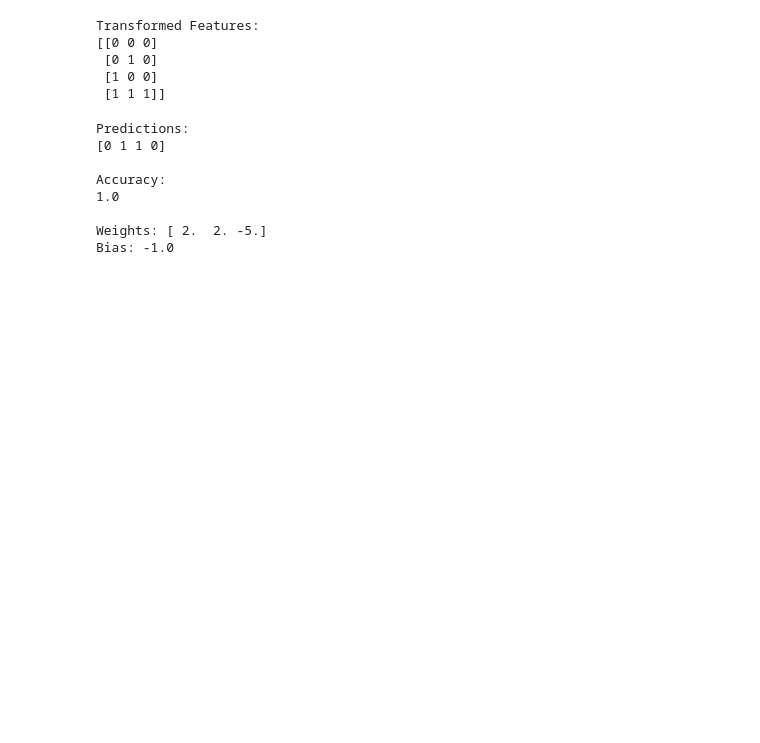
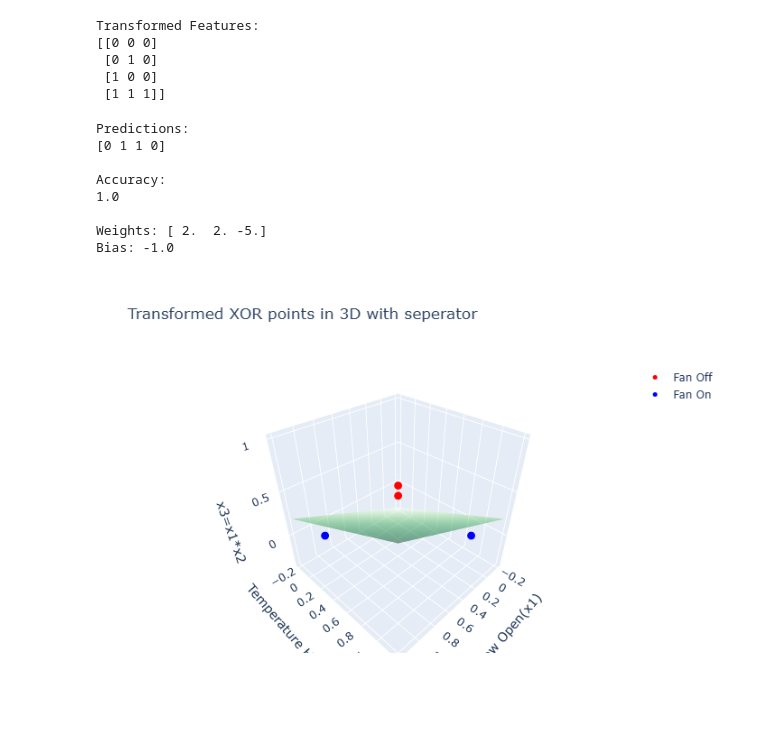
Before and after one commit to adnanmdd/Features, a Jupyter notebook: Smart/Smart.ipynb, the cells around one changed output. Saved outputs shown, nothing was run; the diff lists cells and outputs as text; code cells hidden in the pictures; blank space fills up the shorter version.

```diff
--- a/Smart/Smart.ipynb
+++ b/Smart/Smart.ipynb
@@ -80,27 +80,29 @@ Bias: -1.0
 # %%
 import plotly.graph_objects as go
 import plotly.io as pio
-pio.renderers.default = "svg"
+pio.renderers.default = "png"
 
 # Create a Plotly figure
 fig = go.Figure()
 
 # Add the points to the plot
 fig.add_trace(go.Scatter3d(x=X_new[y==0, 0], y=X_new[y==0, 1], z=X_new[y==0, 2],
                            mode='markers', marker=dict(color='red', size=5), name='Fan Off'))
 
 fig.add_trace(go.Scatter3d(x=X_new[y==1, 0], y=X_new[y==1, 1], z=X_new[y==1, 2],
                            mode='markers', marker=dict(color='blue', size=5), name='Fan On'))
 
 # Define the seperator plane
 xx,yy = np.meshgrid(np.linspace(-0.2,1.2,20), np.linspace(-0.2,1.2,20))
 zz = (-w[0]*xx - w[1]*yy - b) / w[2]
 fig.add_trace(go.Surface(x=xx,y=yy, z=zz, opacity=0.5, colorscale='Greens',showscale=False, name='Decision Boundary'))
 
 # Set the layout for better view
 fig.update_layout(title='Transformed XOR points in 3D with seperator',
                   scene=dict(xaxis_title='Window Open(x1)', yaxis_title='Temperature High(x2)', zaxis_title='x3=x1*x2'),
                   width=700, height=500)
 
 # Show the figure
 fig.show()
+# %% [output]
+[figure, added]
```
